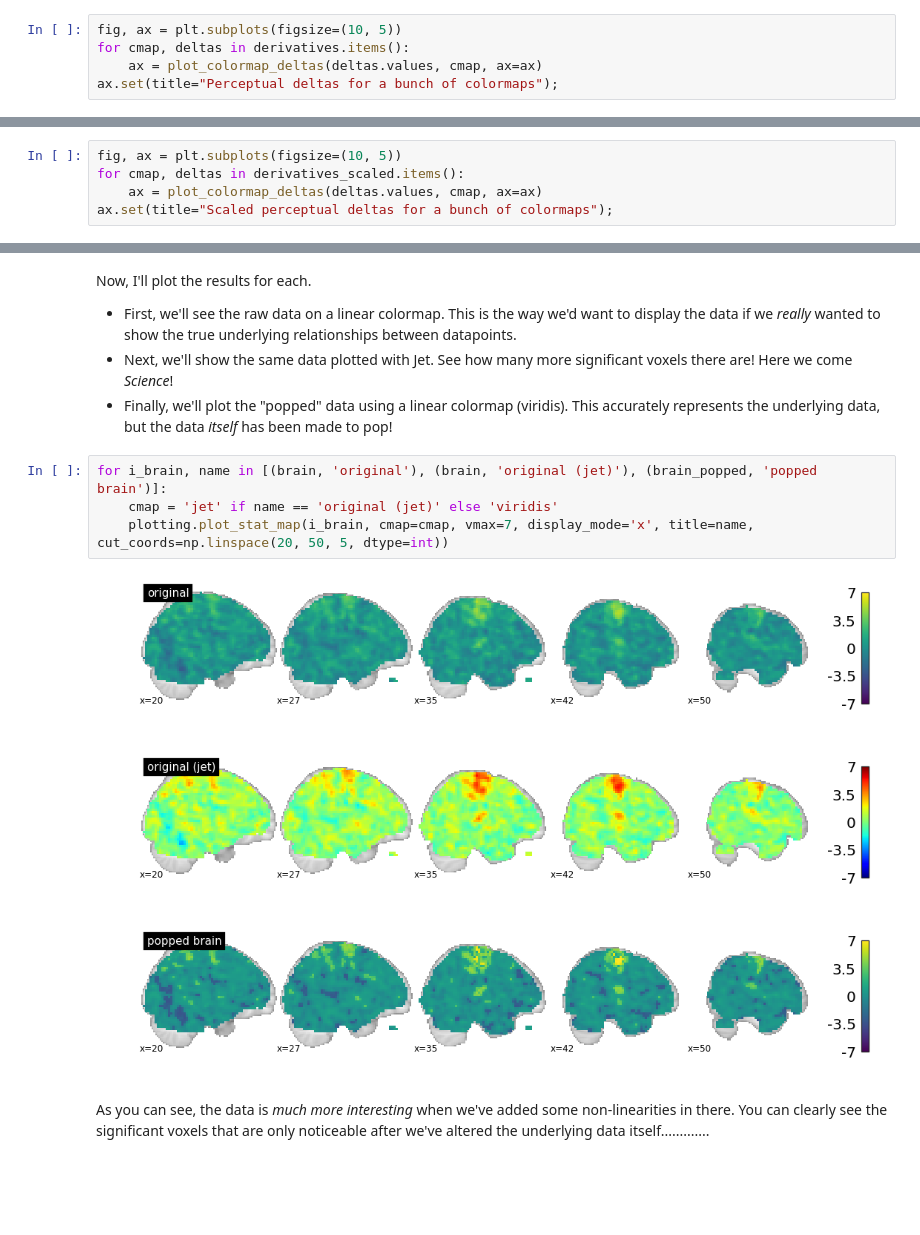
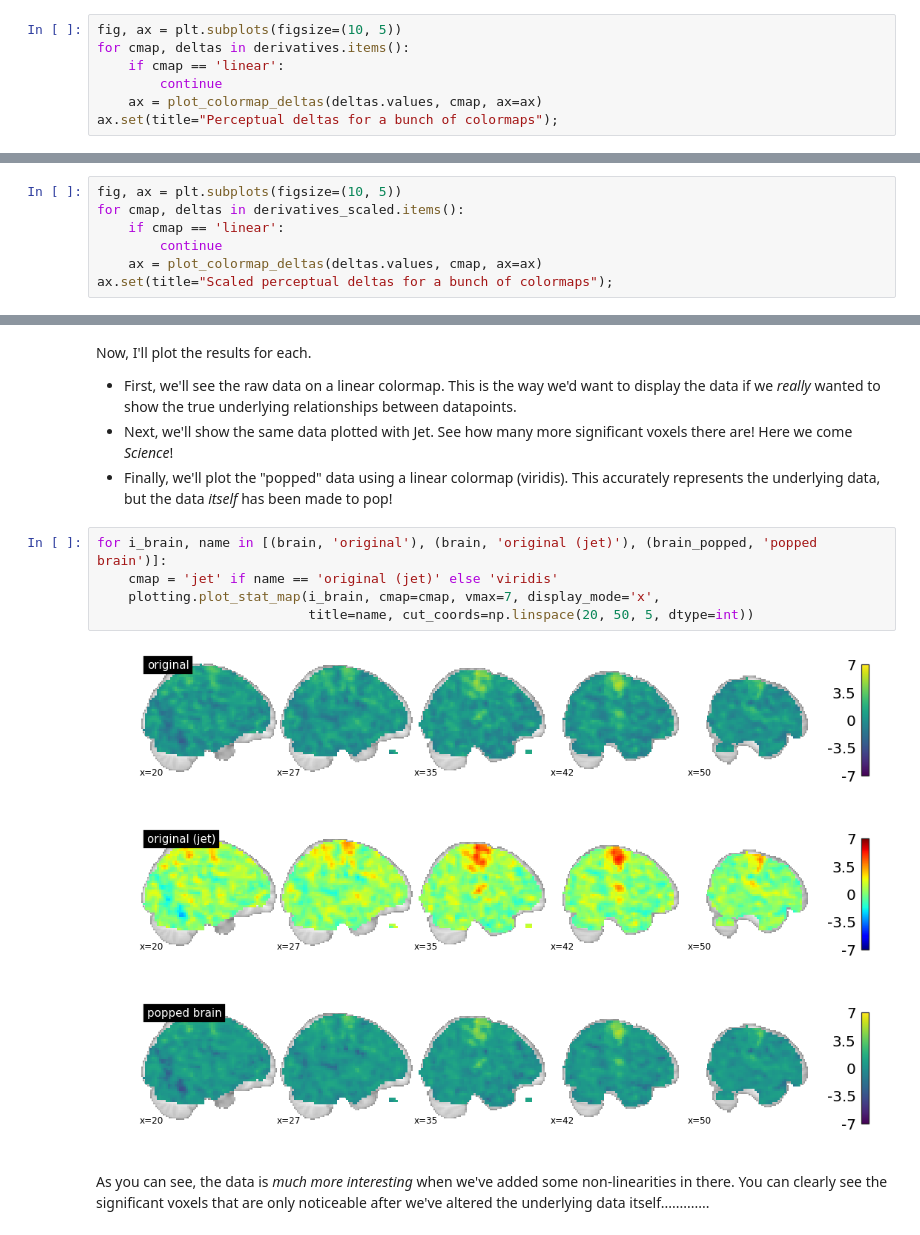
Before and after one commit to choldgraf/makeitpop, a Jupyter notebook: demo.ipynb, the cells around one changed output, grey strips where cells are left out. Saved outputs shown, nothing was run; the diff lists cells and outputs as text; blank space fills up the shorter version.

```diff
--- a/demo.ipynb
+++ b/demo.ipynb
@@ -169,6 +169,8 @@ In case you're curious, here are a *bunch* of colormaps
 # %%
 fig, ax = plt.subplots(figsize=(10, 5))
 for cmap, deltas in derivatives.items():
+    if cmap == 'linear':
+        continue
     ax = plot_colormap_deltas(deltas.values, cmap, ax=ax)
 ax.set(title="Perceptual deltas for a bunch of colormaps");
 # %% [output]
@@ -178,6 +180,8 @@ Now I'll show a scaled version of each so they're a bit easier to compare:
 # %%
 fig, ax = plt.subplots(figsize=(10, 5))
 for cmap, deltas in derivatives_scaled.items():
+    if cmap == 'linear':
+        continue
     ax = plot_colormap_deltas(deltas.values, cmap, ax=ax)
 ax.set(title="Scaled perceptual deltas for a bunch of colormaps");
 # %% [output]
@@ -269,11 +273,12 @@ Now, I'll plot the results for each.
 # %%
 for i_brain, name in [(brain, 'original'), (brain, 'original (jet)'), (brain_popped, 'popped brain')]:
     cmap = 'jet' if name == 'original (jet)' else 'viridis'
-    plotting.plot_stat_map(i_brain, cmap=cmap, vmax=7, display_mode='x', title=name, cut_coords=np.linspace(20, 50, 5, dtype=int))
+    plotting.plot_stat_map(i_brain, cmap=cmap, vmax=7, display_mode='x',
+                           title=name, cut_coords=np.linspace(20, 50, 5, dtype=int))
 # %% [output]
 [figure]
 [figure]
-[figure, old version]
+[figure, new version]
 # %% [markdown]
 As you can see, the data is _much more interesting_ when we've added some non-linearities in there. You can clearly see the significant voxels that are only noticeable after we've altered the underlying data itself.............
 # %% [markdown]
```
Also changed, not shown: parts of 7 cells of this notebook, 2 other files.
